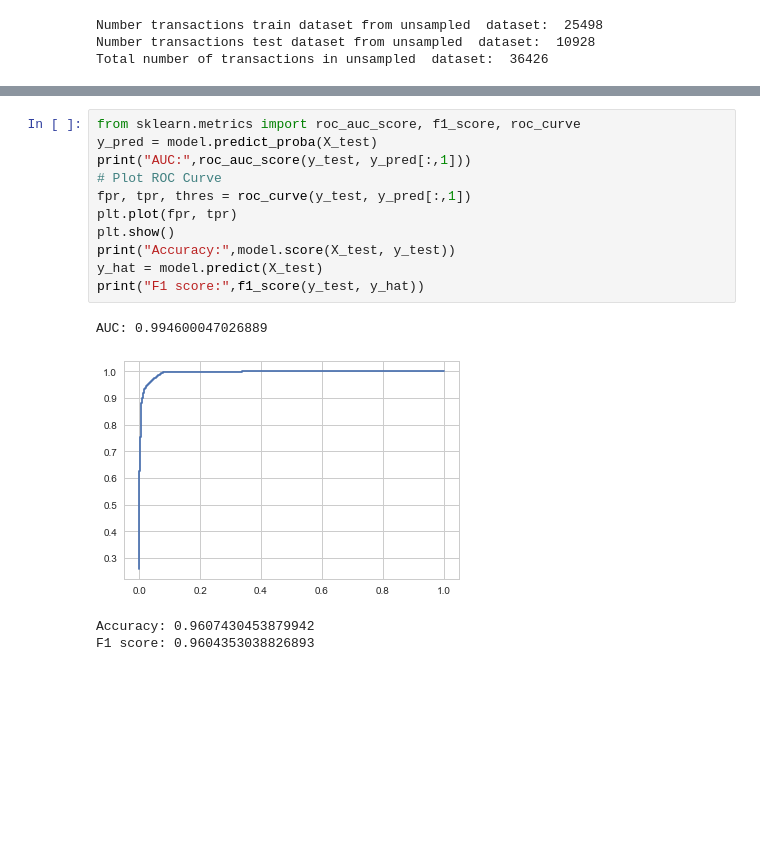
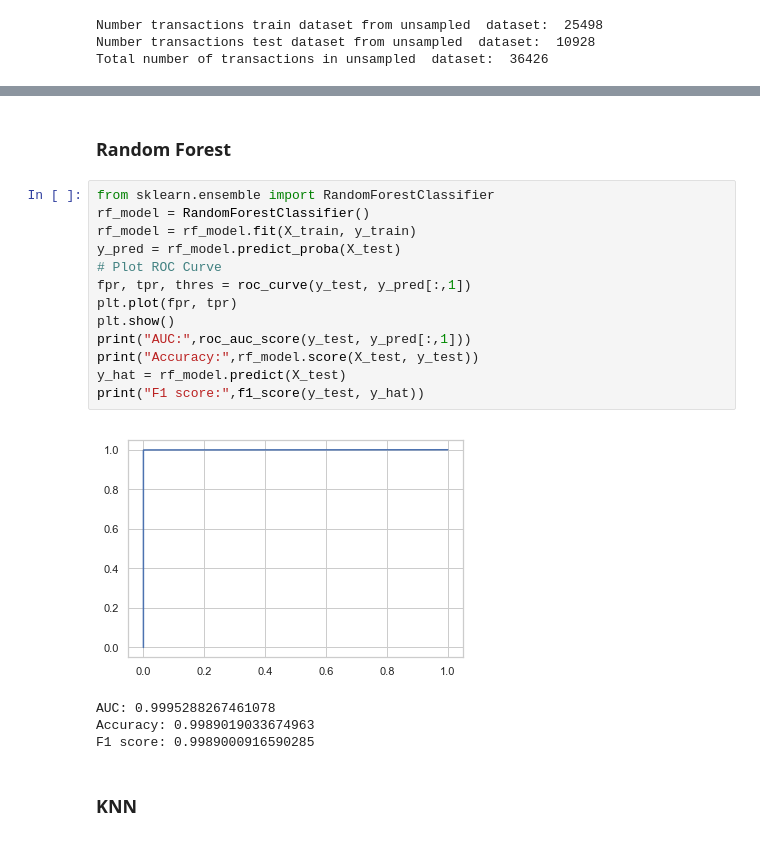
Before and after one commit to mathurp/ML4CreditCardFraudDetection, a Jupyter notebook: STA2453-Project.ipynb, the cells around one changed output, grey strips where cells are left out. Drawn from its saved outputs; the diff is of its cells as text; blank space fills up the shorter version.

Commit message:
ran SVM,Random forest and KNN

```diff
--- a/STA2453-Project.ipynb
+++ b/STA2453-Project.ipynb
@@ -269,16 +305,22 @@ model = model.fit(X_train, y_train)
+# %% [markdown]
+### Random Forest
 # %%
-from sklearn.metrics import roc_auc_score, f1_score, roc_curve
-y_pred = model.predict_proba(X_test)
-print("AUC:",roc_auc_score(y_test, y_pred[:,1]))
+from sklearn.ensemble import RandomForestClassifier
+rf_model = RandomForestClassifier()
+rf_model = rf_model.fit(X_train, y_train)
+y_pred = rf_model.predict_proba(X_test)
 # Plot ROC Curve
 fpr, tpr, thres = roc_curve(y_test, y_pred[:,1])
 plt.plot(fpr, tpr)
 plt.show()
-print("Accuracy:",model.score(X_test, y_test))
-y_hat = model.predict(X_test)
+print("AUC:",roc_auc_score(y_test, y_pred[:,1]))
+print("Accuracy:",rf_model.score(X_test, y_test))
+y_hat = rf_model.predict(X_test)
 print("F1 score:",f1_score(y_test, y_hat))
 # %% [output]
+[figure, new version]
-AUC: 0.994600047026889
+AUC: 0.9995288267461078
+Accuracy: 0.9989019033674963
+F1 score: 0.9989000916590285
-[figure, old version]
-Accuracy: 0.9607430453879942
-F1 score: 0.9604353038826893
+# %% [markdown]
+### KNN
```
Also changed, not shown: parts of 14 cells of this notebook.
